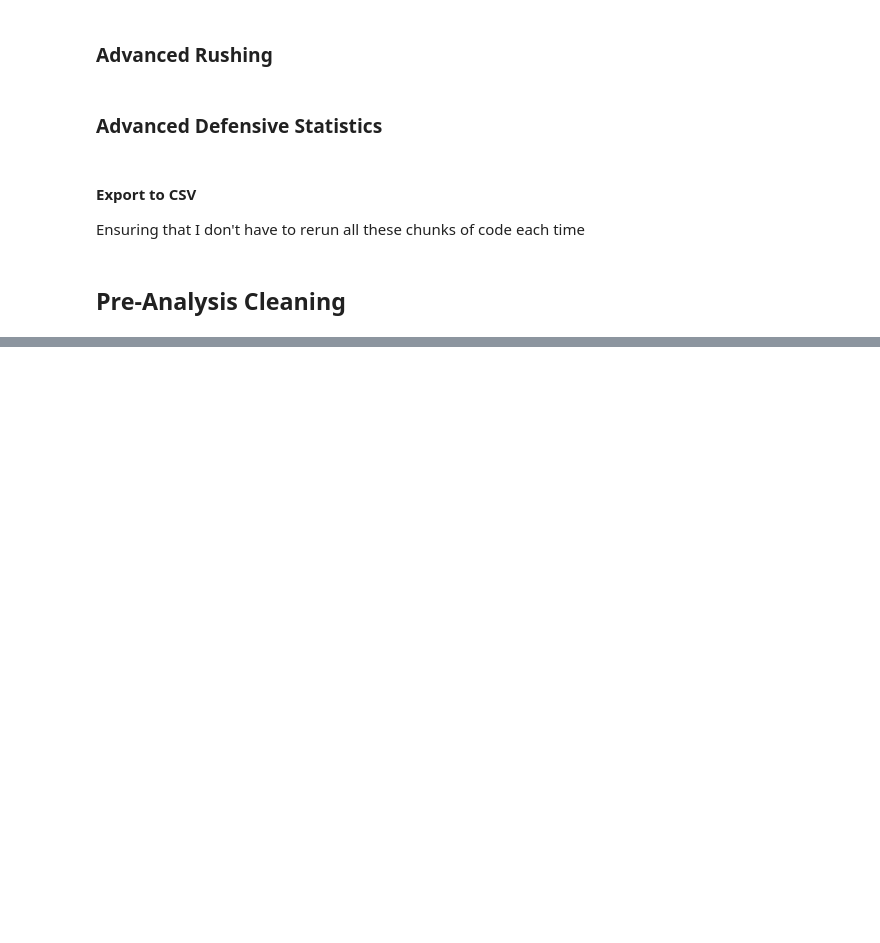
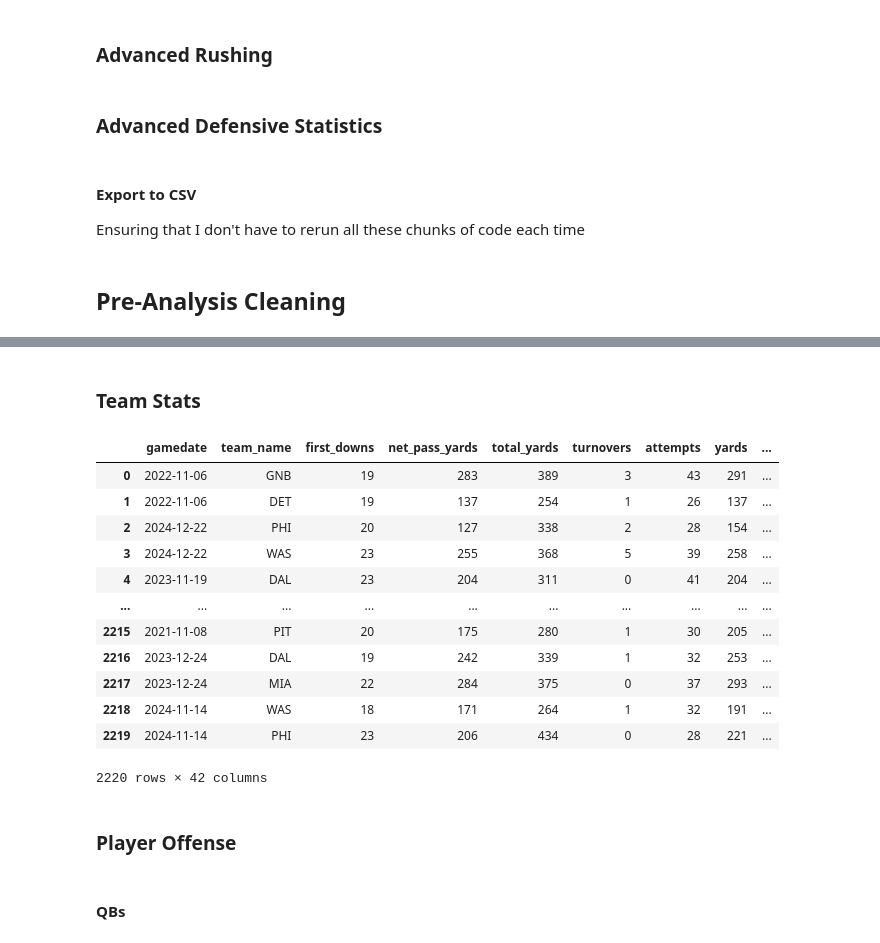
Before and after one commit to CamSmithers/NFL, a Jupyter notebook: Data Cleaning.ipynb, the cells around one changed output, grey strips where cells are left out. Saved outputs shown, nothing was run; the diff lists cells and outputs as text; code cells hidden in the pictures; blank space fills up the shorter version.

Commit message:
edit README and more data cleaning

```diff
--- a/Data Cleaning.ipynb
+++ b/Data Cleaning.ipynb
@@ -351,6 +352,30 @@ print(f'Current: {os.getcwd()}')
 Current: /Users/camsmithers/Desktop/Camalytics/CamalyticsEnv/Projects/Sports/NFL/Data/Datasets/cleaned
+# %% [markdown]
+### Team Stats
 # %%
 team_stats = pd.read_csv('team_stats.csv')
 team_stats = team_stats.drop(columns={'Unnamed: 0','TimeMinutes','TimeSeconds'})
 team_stats['Yards_Per_Penalty'] = round(team_stats['PenaltyYards'] / team_stats['Penalties'], 1)
+
+# Seeing some irregularities with the 2025 data, I want to rescrap the data
+# Maybe look at the code I wrote to initially scrape for issues
 team_stats = team_stats[team_stats['year'] != 2025]
+
+avg_stats = team_stats.groupby(
+    ['team_name','year']).agg(
+        {'First_Downs':'mean', 'Turnovers':'mean', 'Attempts':'mean', 'Yards':'mean',
+         'Interceptions':'mean', 'RushAttempts':'mean', 'RushYards':'mean',
+         'CompletionPct':'mean', 'PctYardsPass':'mean', 'PctYardsRush':'mean',
+         'SuccessRate4thDown':'mean', 'SuccessRate3rdDown':'mean', 'PossessionTime':'mean',
+         'Yards_Per_Penalty':'mean', 'Penalties':'mean'
+            }).round(1)
+
+avg_stats = avg_stats.add_suffix('_avg')
+
+team_stats_b2g = pd.merge(left=team_stats, right=avg_stats, left_on=['team_name','year'], right_on=['team_name','year'], how='left')
+
+team_stats_b2g = team_stats_b2g[['team_name'] + [col for col in team_stats_b2g.columns if col != 'team_name']]
+team_stats_b2g = team_stats_b2g[['gamedate'] + [col for col in team_stats_b2g.columns if col != 'gamedate']]
+team_stats_b2g = team_stats_b2g.drop(columns={'DayofWeek','month'})
+
+team_stats_b2g.columns = team_stats_b2g.columns.str.lower()
@@ -373,0 +382,20 @@ back_2_og = back_2_og.drop(columns={'DayofWeek','month'})
+# %%
+team_stats_b2g
+# %% [output]
+|  | gamedate | team_name | first_downs | net_pass_yards | total_yards | turnovers | attempts | yards | ... |
+| 0 | 2022-11-06 | GNB | 19 | 283 | 389 | 3 | 43 | 291 | ... |
+| 1 | 2022-11-06 | DET | 19 | 137 | 254 | 1 | 26 | 137 | ... |
+| 2 | 2024-12-22 | PHI | 20 | 127 | 338 | 2 | 28 | 154 | ... |
+| 3 | 2024-12-22 | WAS | 23 | 255 | 368 | 5 | 39 | 258 | ... |
+| 4 | 2023-11-19 | DAL | 23 | 204 | 311 | 0 | 41 | 204 | ... |
+| ... | ... | ... | ... | ... | ... | ... | ... | ... | ... |
+| 2215 | 2021-11-08 | PIT | 20 | 175 | 280 | 1 | 30 | 205 | ... |
+| 2216 | 2023-12-24 | DAL | 19 | 242 | 339 | 1 | 32 | 253 | ... |
+| 2217 | 2023-12-24 | MIA | 22 | 284 | 375 | 0 | 37 | 293 | ... |
+| 2218 | 2024-11-14 | WAS | 18 | 171 | 264 | 1 | 32 | 191 | ... |
+| 2219 | 2024-11-14 | PHI | 23 | 206 | 434 | 0 | 28 | 221 | ... |
+2220 rows × 42 columns
+# %% [markdown]
+### Player Offense
+# %% [markdown]
+#### QBs
```
Also changed, not shown: parts of 8 cells of this notebook, 1 other file.
